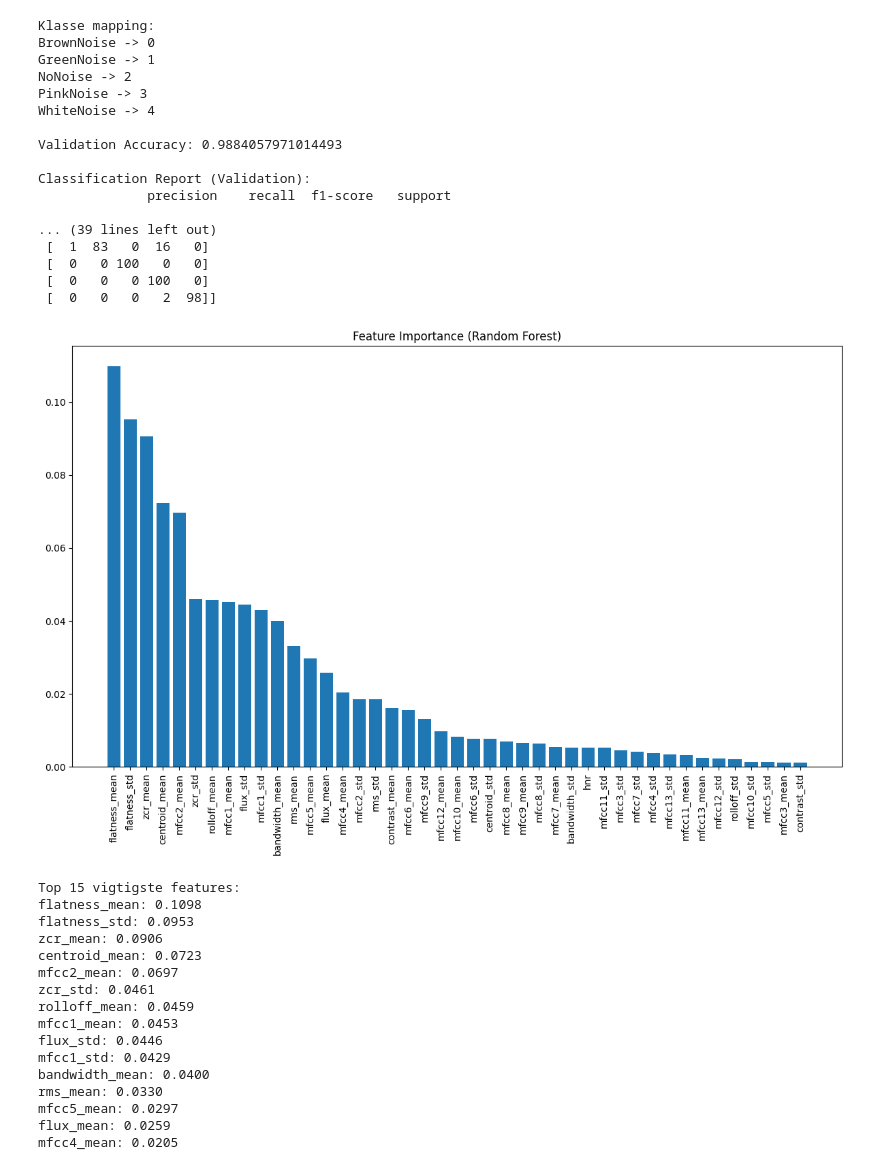
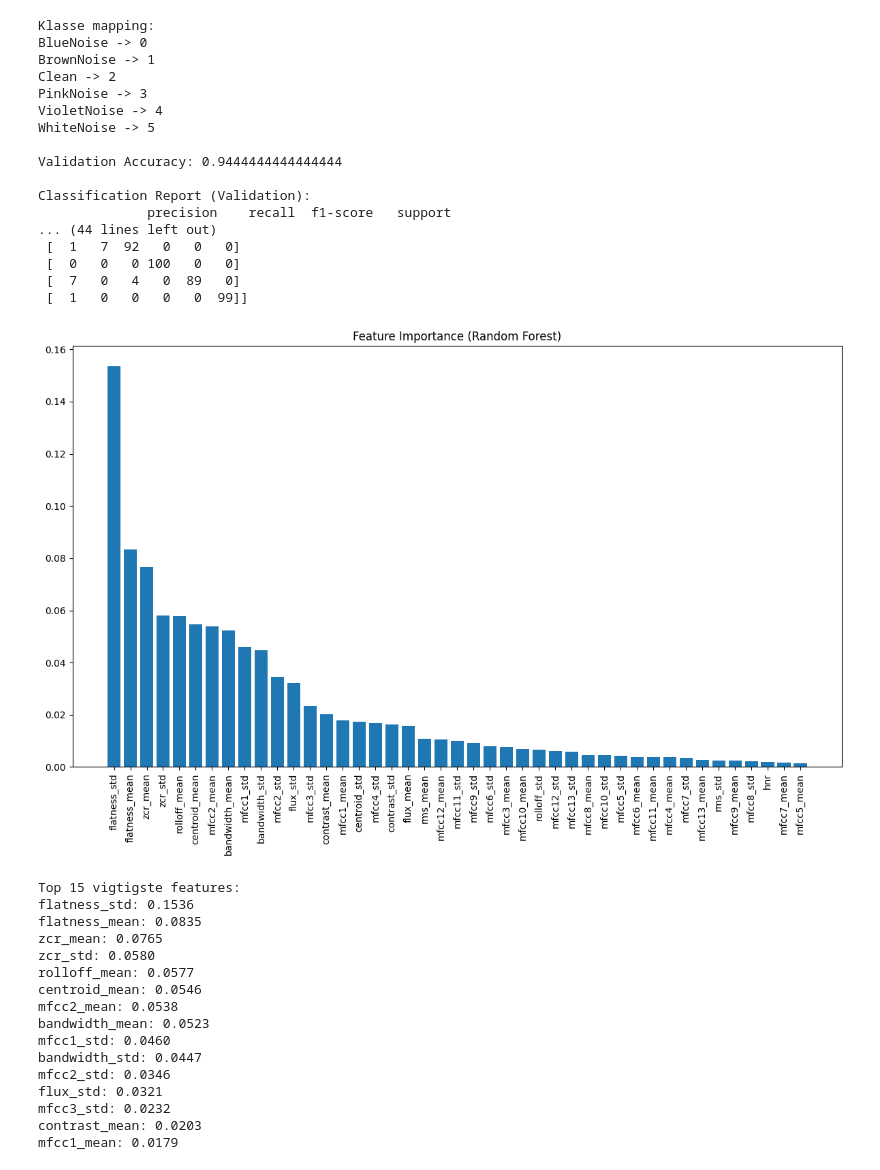
Before and after one commit to marcojs253-crypto/P_2, a Jupyter notebook: Modeller/RandomForest.ipynb, the cells around one changed output. Drawn from its saved outputs; the diff is of its cells as text; code cells hidden in the pictures.

```diff
--- a/Modeller/RandomForest.ipynb
+++ b/Modeller/RandomForest.ipynb
@@ -11,12 +11,14 @@ from sklearn.ensemble import RandomForestClassifier
 # ----------------------------
 # 1. LOAD TRAINING DATA
 # ----------------------------
-train_path = "https://raw.githubusercontent.com/marcojs253-crypto/P_2/refs/heads/main/Training.csv"
+train_path = "https://raw.githubusercontent.com/marcojs253-crypto/P_2/refs/heads/main/Data/TrainingData.csv"
 df_train = pd.read_csv(train_path)
 
-# Fjern irrelevant feature
-if "filnavn" in df_train.columns:
-    df_train = df_train.drop(columns=["filnavn"])
+# Fjern irrelevant features
+irrelevant_cols = ["filnavn", "beta", "snr_db"]  # fjern beta og snr fra features
+for col in irrelevant_cols:
+    if col in df_train.columns:
+        df_train = df_train.drop(columns=[col])
 
 
 # ----------------------------
@@ -72,12 +74,14 @@ print(confusion_matrix(y_val, y_val_pred))
 # ----------------------------
 # 6. TEST ON SEPARATE DATASET
 # ----------------------------
-test_path = "https://raw.githubusercontent.com/marcojs253-crypto/P_2/refs/heads/main/Validering.csv"
+test_path = "https://raw.githubusercontent.com/marcojs253-crypto/P_2/refs/heads/main/Data/ValidationData.csv"
 df_test = pd.read_csv(test_path)
 
-# Fjern kun irrelevant feature
-if "filnavn" in df_test.columns:
-    df_test = df_test.drop(columns=["filnavn"])
+# Fjern irrelevant features
+for col in irrelevant_cols:
+    if col in df_test.columns:
+        df_test = df_test.drop(columns=[col])
+
 
 # Split features og labels korrekt
 X_test = df_test.drop(columns=["target"])
@@ -95,58 +99,58 @@ print("\nClassification Report (Test):")
 print(classification_report(y_test_true, y_test_pred, target_names=label_encoder.classes_))
 print("\nConfusion Matrix (Test):")
 print(confusion_matrix(y_test_true, y_test_pred))
 
 # ----------------------------
 # 7. FEATURE IMPORTANCE
 # ----------------------------
 importances = model.feature_importances_
 feature_names = X.columns
 
 # Sorter features efter importance
 indices = np.argsort(importances)[::-1]
 
 plt.figure(figsize=(12, 8))
 plt.title("Feature Importance (Random Forest)")
 plt.bar(range(len(importances)), importances[indices])
 plt.xticks(range(len(importances)), feature_names[indices], rotation=90)
 plt.tight_layout()
 plt.show()
 
 print("\nTop 15 vigtigste features:")
 for i in indices[:15]:
     print(f"{feature_names[i]}: {importances[i]:.4f}")
 # %% [output]
 Klasse mapping:
-BrownNoise -> 0
-GreenNoise -> 1
-NoNoise -> 2
+BlueNoise -> 0
+BrownNoise -> 1
+Clean -> 2
 PinkNoise -> 3
-WhiteNoise -> 4
+VioletNoise -> 4
+WhiteNoise -> 5
 
-Validation Accuracy: 0.9884057971014493
+Validation Accuracy: 0.9444444444444444
 
 Classification Report (Validation):
               precision    recall  f1-score   support
-
-... (39 lines left out)
- [  1  83   0  16   0]
- [  0   0 100   0   0]
- [  0   0   0 100   0]
- [  0   0   0   2  98]]
+... (44 lines left out)
+ [  1   7  92   0   0   0]
+ [  0   0   0 100   0   0]
+ [  7   0   4   0  89   0]
+ [  1   0   0   0   0  99]]
-[figure, old version]
+[figure, new version]
 Top 15 vigtigste features:
-flatness_mean: 0.1098
-flatness_std: 0.0953
-zcr_mean: 0.0906
-centroid_mean: 0.0723
-mfcc2_mean: 0.0697
-zcr_std: 0.0461
-rolloff_mean: 0.0459
-mfcc1_mean: 0.0453
-flux_std: 0.0446
-mfcc1_std: 0.0429
-bandwidth_mean: 0.0400
-rms_mean: 0.0330
-mfcc5_mean: 0.0297
-flux_mean: 0.0259
-mfcc4_mean: 0.0205
+flatness_std: 0.1536
+flatness_mean: 0.0835
+zcr_mean: 0.0765
+zcr_std: 0.0580
+rolloff_mean: 0.0577
+centroid_mean: 0.0546
+mfcc2_mean: 0.0538
+bandwidth_mean: 0.0523
+mfcc1_std: 0.0460
+bandwidth_std: 0.0447
+mfcc2_std: 0.0346
+flux_std: 0.0321
+mfcc3_std: 0.0232
+contrast_mean: 0.0203
+mfcc1_mean: 0.0179
```
Also changed, not shown: 2 other files.
